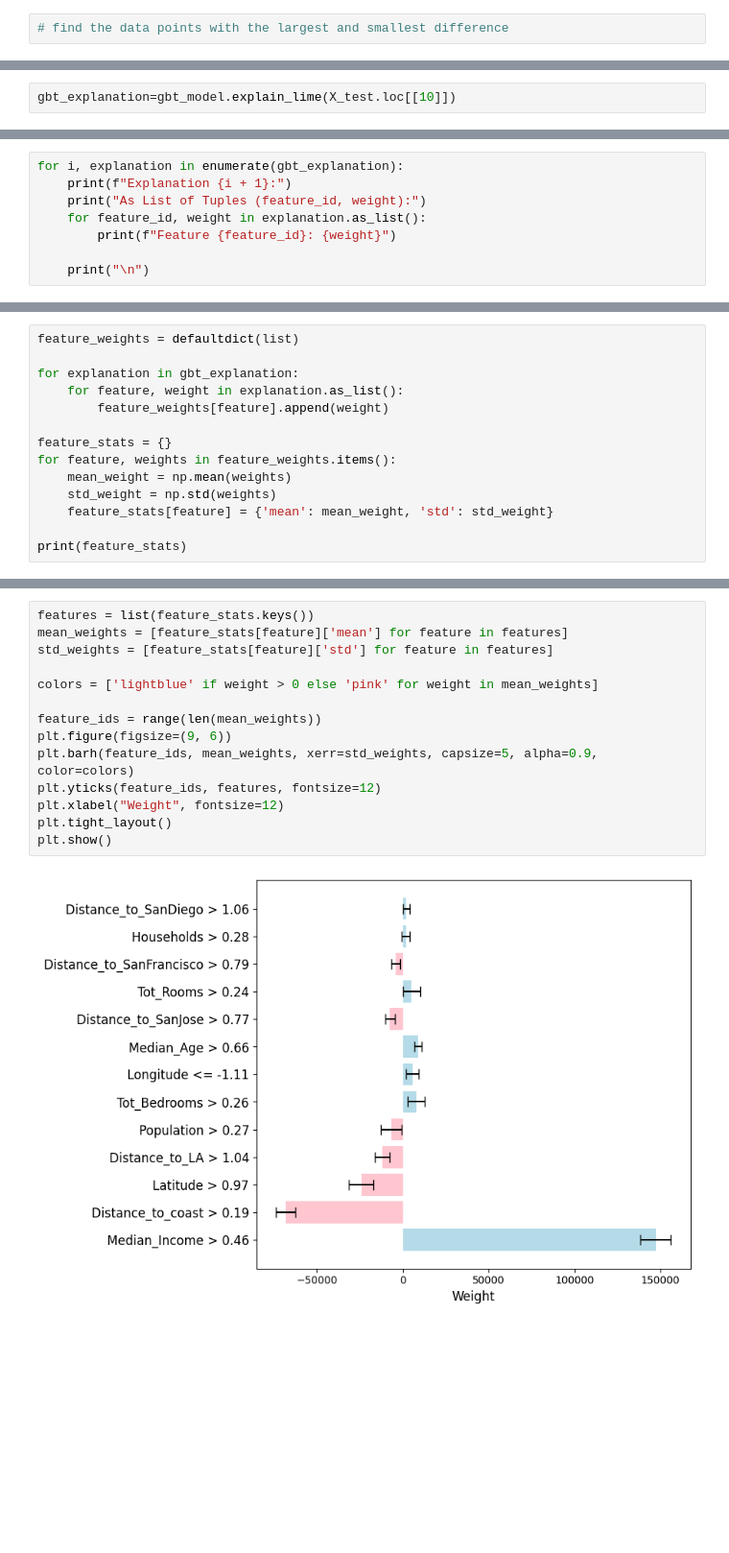
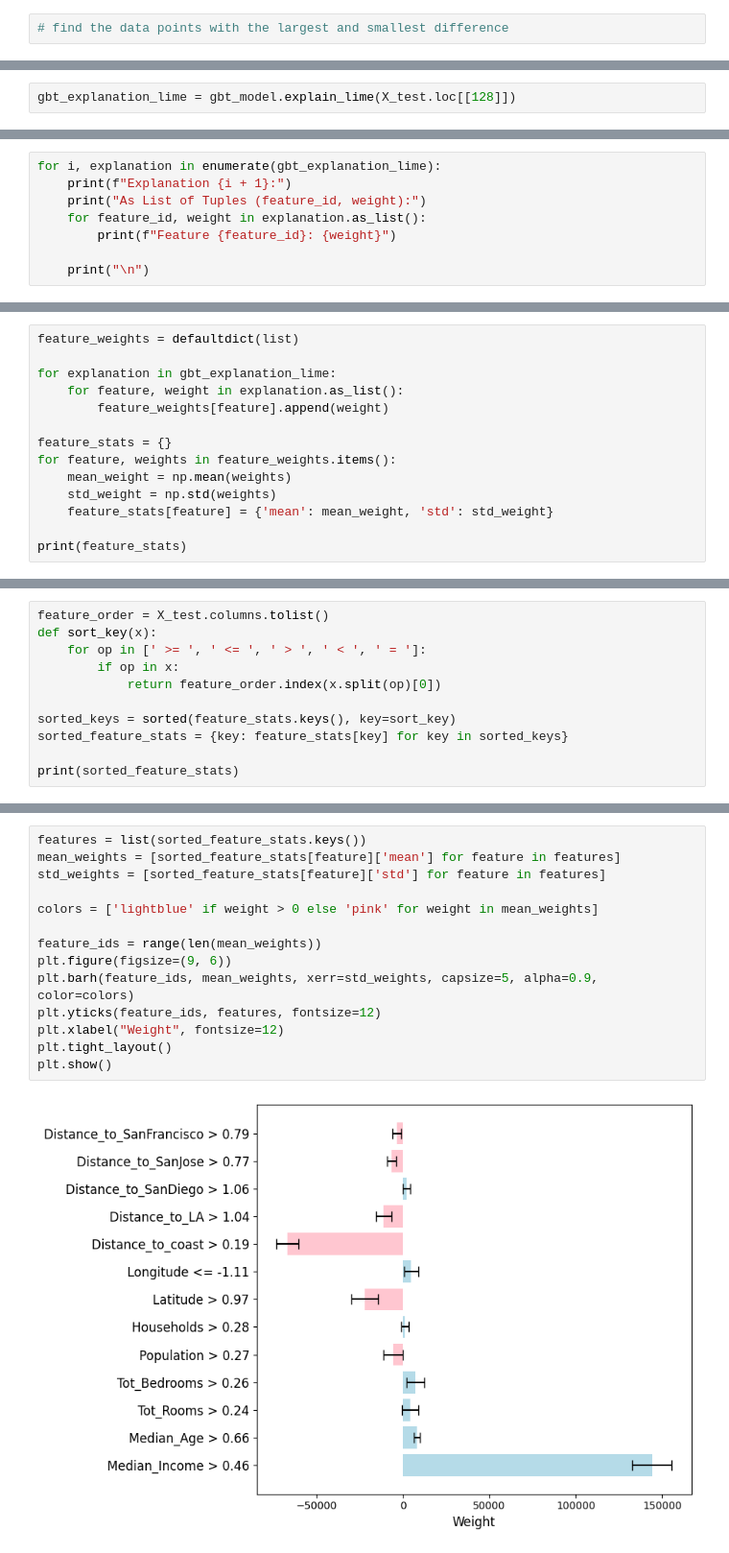
Before and after one commit to YG29/bachelorThesis, a Jupyter notebook: notebooks/cali_gbt.ipynb, the cells around one changed output, grey strips where cells are left out. Shown: that part at 96% size. Cells and saved outputs as stored; diff of their text form; blank space fills up the shorter version.

Commit message:
regression explain both lime and shap

```diff
--- a/notebooks/cali_gbt.ipynb
+++ b/notebooks/cali_gbt.ipynb
@@ -319,5 +336,5 @@ print(y_test.loc[[10]])
 # %%
-gbt_explanation=gbt_model.explain_lime(X_test.loc[[10]])
+gbt_explanation_lime = gbt_model.explain_lime(X_test.loc[[128]])
 # %% [output]
 157/157 [==============================] - 0s 1ms/step
 157/157 [==============================] - 0s 1ms/step
@@ -335,5 +365,5 @@ gbt_explanation=gbt_model.explain_lime(X_test.loc[[10]])
 # %%
-for i, explanation in enumerate(gbt_explanation):
+for i, explanation in enumerate(gbt_explanation_lime):
     print(f"Explanation {i + 1}:")
     print("As List of Tuples (feature_id, weight):")
     for feature_id, weight in explanation.as_list():
@@ -361,7 +398,7 @@ Feature 159313.07 < Distance_to_SanDiego <= 215956.69: -235.12105403162107
 # %%
 feature_weights = defaultdict(list)
 
-for explanation in gbt_explanation:
+for explanation in gbt_explanation_lime:
     for feature, weight in explanation.as_list():
         feature_weights[feature].append(weight)
 
@@ -376,0 +414,11 @@ print(feature_stats)
+# %%
+feature_order = X_test.columns.tolist()
+def sort_key(x):
+    for op in [' >= ', ' <= ', ' > ', ' < ', ' = ']:
+        if op in x:
+            return feature_order.index(x.split(op)[0])
+
+sorted_keys = sorted(feature_stats.keys(), key=sort_key)
+sorted_feature_stats = {key: feature_stats[key] for key in sorted_keys}
+
+print(sorted_feature_stats)
@@ -377,16 +427,16 @@ print(feature_stats)
 # %%
-features = list(feature_stats.keys())
-mean_weights = [feature_stats[feature]['mean'] for feature in features]
-std_weights = [feature_stats[feature]['std'] for feature in features]
+features = list(sorted_feature_stats.keys())
+mean_weights = [sorted_feature_stats[feature]['mean'] for feature in features]
+std_weights = [sorted_feature_stats[feature]['std'] for feature in features]
 
 colors = ['lightblue' if weight > 0 else 'pink' for weight in mean_weights]
 
 feature_ids = range(len(mean_weights))
 plt.figure(figsize=(9, 6))
 plt.barh(feature_ids, mean_weights, xerr=std_weights, capsize=5, alpha=0.9, color=colors)
 plt.yticks(feature_ids, features, fontsize=12)
 plt.xlabel("Weight", fontsize=12)
 plt.tight_layout()
 plt.show()
 # %% [output]
-[figure, old version]
+[figure, new version]
```
Also changed, not shown: parts of 19 cells of this notebook, 2 other files.
